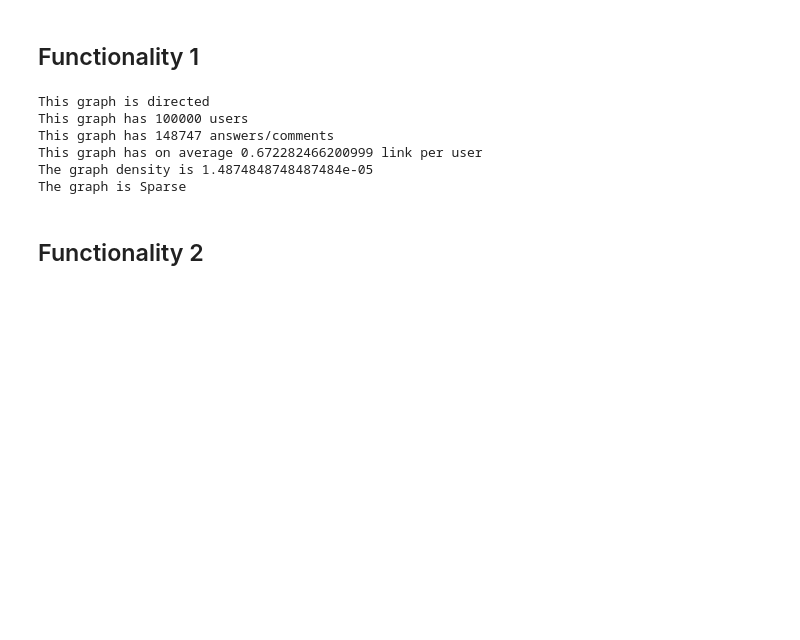
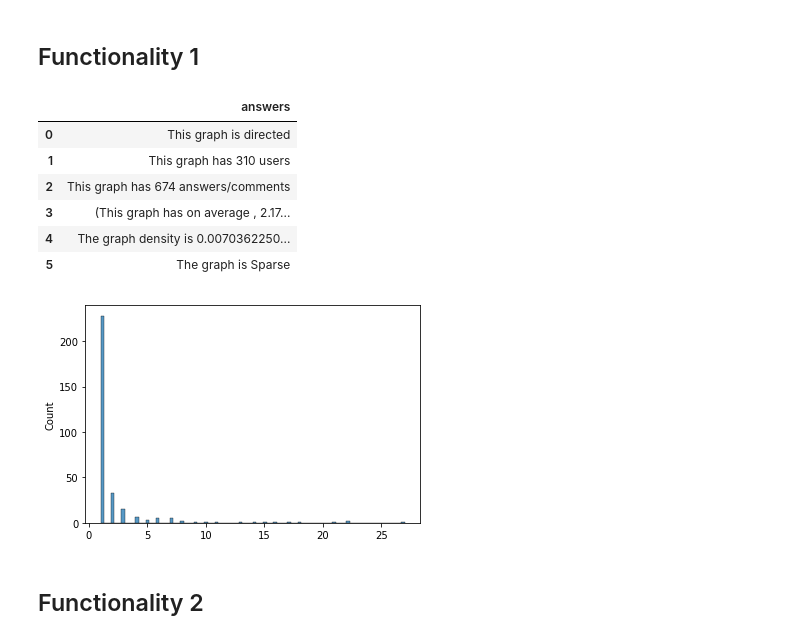
Before and after one commit to arthurgof/ADM-HW5, a Jupyter notebook: main.ipynb, the cells around one changed output. Drawn from its saved outputs; the diff is of its cells as text; code cells hidden in the pictures; blank space fills up the shorter version.

Commit message:
Visualization 1

```diff
--- a/main.ipynb
+++ b/main.ipynb
@@ -405,40 +429,54 @@ Time elapsed: 1.5372669696807861
 ## Functionality 1
 # %%
 def overallFeatures(g : Graph):
-    directed = False
-    nodes = g.graph
+    directed = True
+    nodes = g.graph.keys()
     ncoment = 0
     for node in nodes:
-        nes = g.get_neighbors(node)
+        nes = g.graph[node].keys()
         ncoment += len(nes)
+        if not directed:
+            continue
         for ne in nes:
-            if not node in g.get_neighbors(ne):
-                directed = True
+            if not node in g.graph[ne].keys():
+                directed = False
+                break
     if not directed:
-        print('This graph is not directed')
-        print('This graph has', len(nodes),'users')
-        print('This graph has',ncoment/2,'answers/comments')
-        print('This graph has on average', len(nodes)/(ncoment/2), 'link per user')
+        v1 = ('This graph is not directed')
+        v2 = ('This graph has '+ str(len(nodes)) + ' users')
+        v3 = ('This graph has ',str(ncoment/2),' answers/comments')
+        v4 = ('This graph has on average '+ str((ncoment/2)/len(nodes))+ ' link per user')
     else:
-        print('This graph is directed')
-        print('This graph has', len(nodes),'users')
-        print('This graph has',ncoment,'answers/comments')
-        print('This graph has on average', len(nodes)/ncoment, 'link per user')
+        v1 = ('This graph is directed')
+        v2 = ('This graph has '+ str(len(nodes))+' users')
+        v3 = ('This graph has '+str(ncoment)+' answers/comments')
+        v4 = ('This graph has on average ', str(ncoment/len(nodes)), ' link per user')
     d = ncoment/(len(nodes)*(len(nodes) -1))
-    print('The graph density is', d)
+    v5 = ('The graph density is '+ str(d))
     if d < .5:
-        print('The graph is Sparse ')
+        v6 = ('The graph is Sparse')
     else:
-        print('The graph is dense')
+        v6 = ('The graph is dense')
+    ans = pd.DataFrame({'answers' : [v1, v2, v3, v4, v5, v6]})
+    de = [len(g.get_neighbors(node)) for node in nodes]
+    return ans, de
 # %%
-overallFeatures(g)
+gf1 = g.get_part('c2a')
+table, alld = overallFeatures(gf1)
+table
 # %% [output]
-This graph is directed
-This graph has 100000 users
-This graph has 148747 answers/comments
-This graph has on average 0.672282466200999 link per user
-The graph density is 1.4874848748487484e-05
-The graph is Sparse
+|  | answers |
+| 0 | This graph is directed |
+| 1 | This graph has 310 users |
+| 2 | This graph has 674 answers/comments |
+| 3 | (This graph has on average , 2.17... |
+| 4 | The graph density is 0.0070362250... |
+| 5 | The graph is Sparse |
+# %%
+sns.histplot(alld)
+plt.show()
+# %% [output]
+[figure, added]
 # %% [markdown]
 ## Functionality 2
 # %%
```
Also changed, not shown: parts of 3 cells of this notebook.
